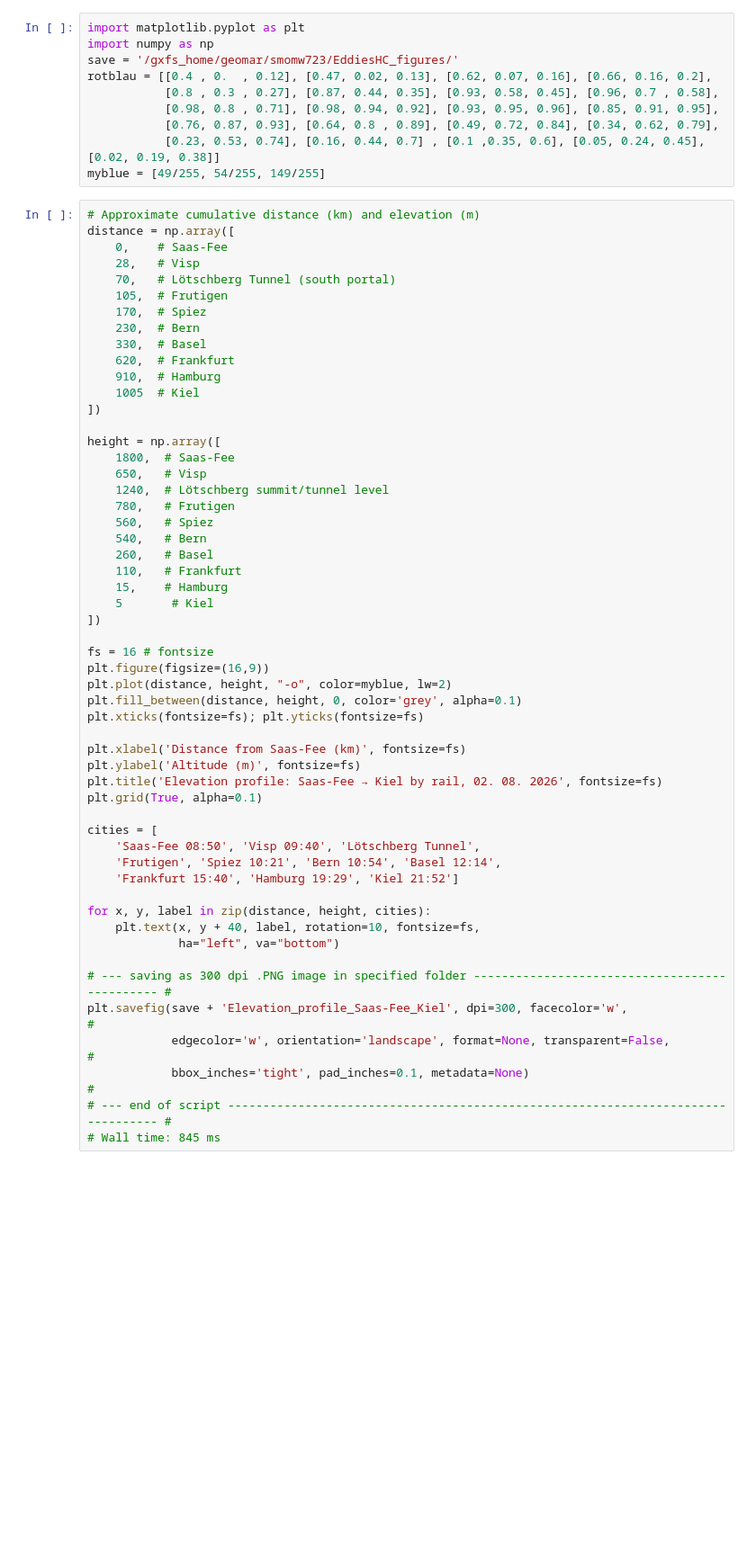
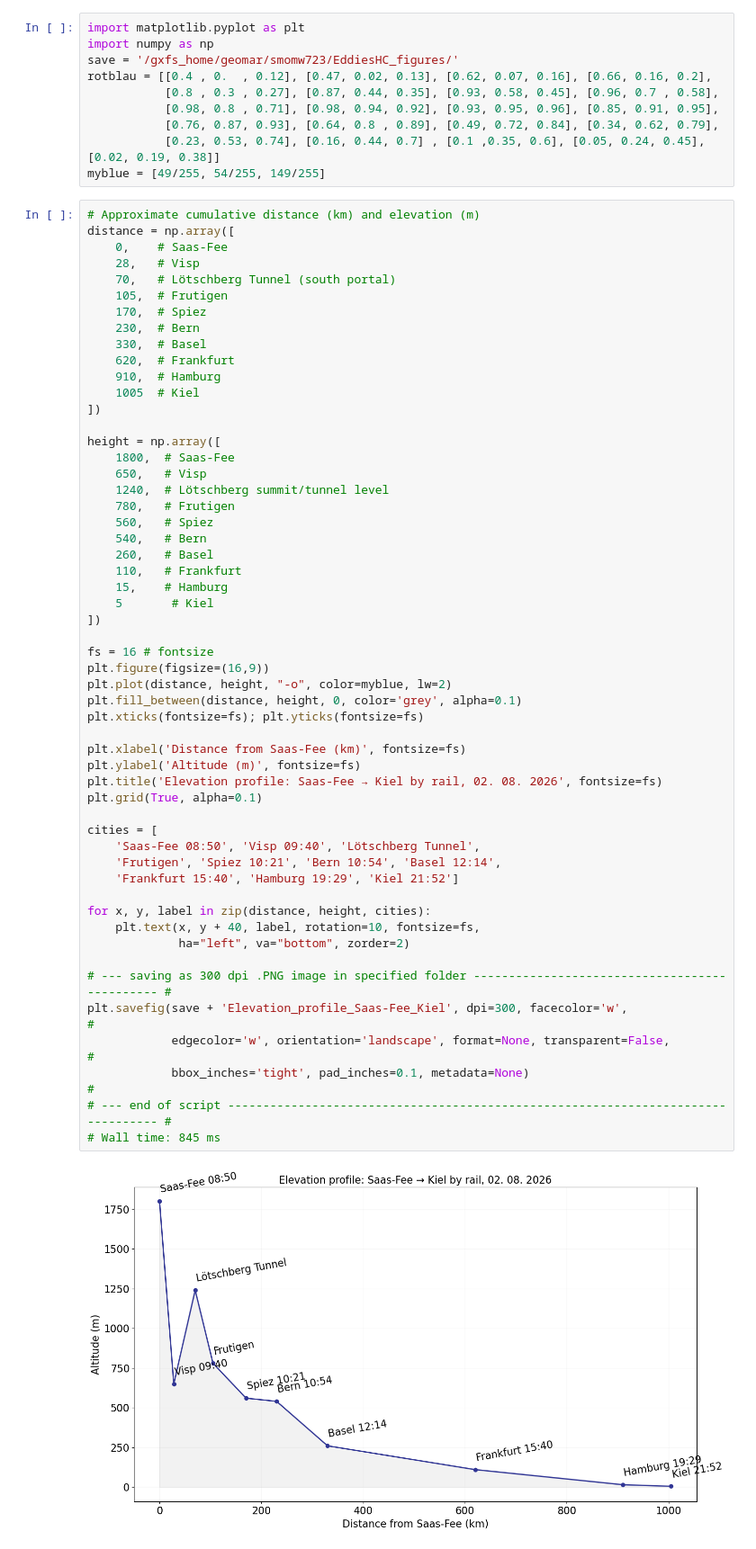
Before and after one commit to mauricehuguenin/sharing, a Jupyter notebook: Elevation_profile_Saas-Fee_Kiel.ipynb, the cells around one changed output. Shown at 90% size. Saved outputs shown, nothing was run; the diff lists cells and outputs as text; blank space fills up the shorter version.

```diff
--- a/Elevation_profile_Saas-Fee_Kiel.ipynb
+++ b/Elevation_profile_Saas-Fee_Kiel.ipynb
@@ -34,31 +34,33 @@ height = np.array([
     110,   # Frankfurt
     15,    # Hamburg
     5       # Kiel
 ])
 
 fs = 16 # fontsize
 plt.figure(figsize=(16,9))
 plt.plot(distance, height, "-o", color=myblue, lw=2)
 plt.fill_between(distance, height, 0, color='grey', alpha=0.1)
 plt.xticks(fontsize=fs); plt.yticks(fontsize=fs)
 
 plt.xlabel('Distance from Saas-Fee (km)', fontsize=fs)
 plt.ylabel('Altitude (m)', fontsize=fs)
 plt.title('Elevation profile: Saas-Fee → Kiel by rail, 02. 08. 2026', fontsize=fs)
 plt.grid(True, alpha=0.1)
 
 cities = [
     'Saas-Fee 08:50', 'Visp 09:40', 'Lötschberg Tunnel',
     'Frutigen', 'Spiez 10:21', 'Bern 10:54', 'Basel 12:14',
     'Frankfurt 15:40', 'Hamburg 19:29', 'Kiel 21:52']
 
 for x, y, label in zip(distance, height, cities):
     plt.text(x, y + 40, label, rotation=10, fontsize=fs,
-             ha="left", va="bottom")
+             ha="left", va="bottom", zorder=2)
 
 # --- saving as 300 dpi .PNG image in specified folder ---------------------------------------------- #
 plt.savefig(save + 'Elevation_profile_Saas-Fee_Kiel', dpi=300, facecolor='w',               #
             edgecolor='w', orientation='landscape', format=None, transparent=False,                   #
             bbox_inches='tight', pad_inches=0.1, metadata=None)                                       #
 # --- end of script --------------------------------------------------------------------------------- #
 # Wall time: 845 ms
+# %% [output]
+[figure, added]
```
